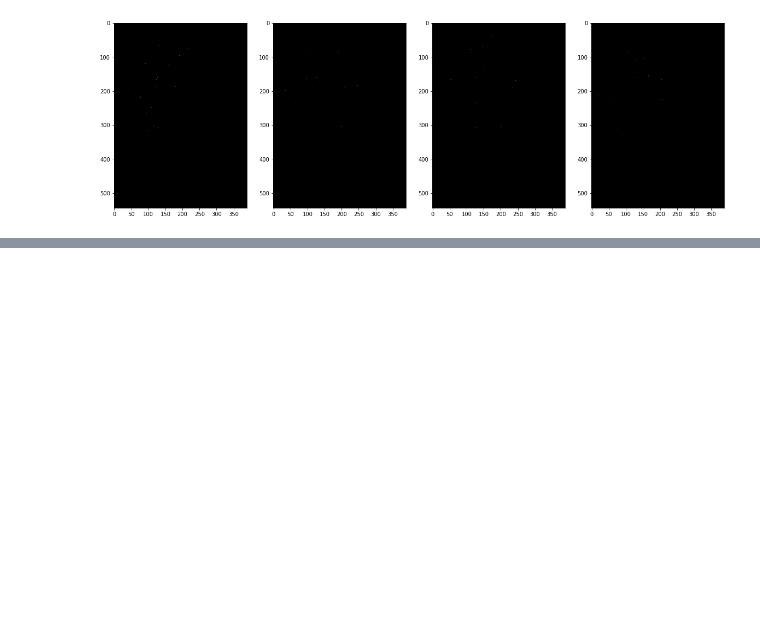
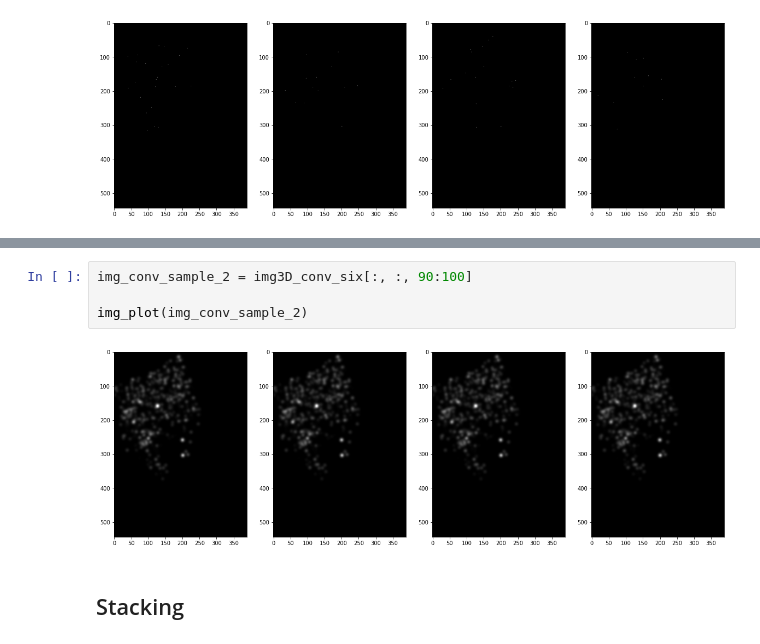
Before and after one commit to candiesforlife/minority_report, a Jupyter notebook: notebooks/Alice_6h_Preprocessing_Stacking_Test.ipynb, the cells around one changed output, grey strips where cells are left out. Saved outputs shown, nothing was run; the diff lists cells and outputs as text; blank space fills up the shorter version.

```diff
--- a/notebooks/Alice_6h_Preprocessing_Stacking_Test.ipynb
+++ b/notebooks/Alice_6h_Preprocessing_Stacking_Test.ipynb
@@ -207,0 +212,8 @@ img_plot(img_conv_sample)
+# %%
+img_conv_sample_2 = img3D_conv_six[:, :, 90:100]
+
+img_plot(img_conv_sample_2)
+# %% [output]
+[figure, added]
+# %% [markdown]
+## Stacking
```
Also changed, not shown: parts of 10 cells of this notebook, 3 other files.
